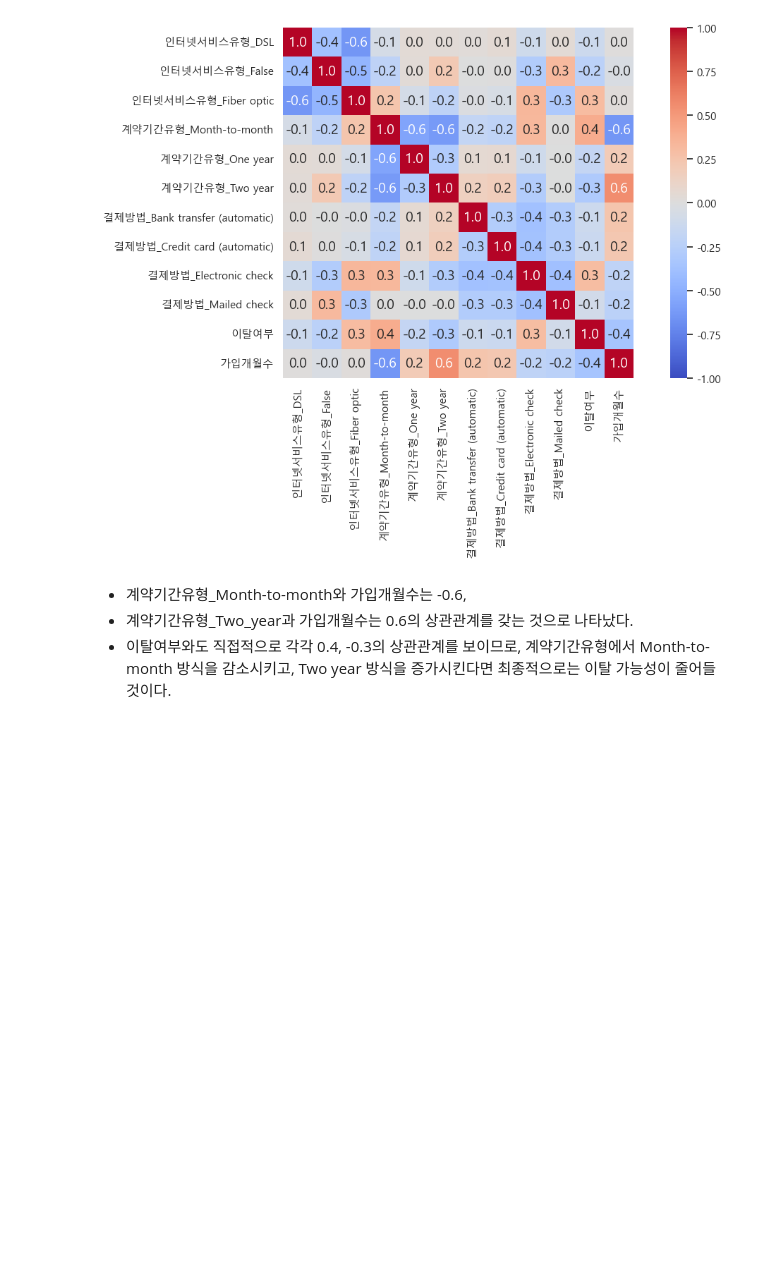
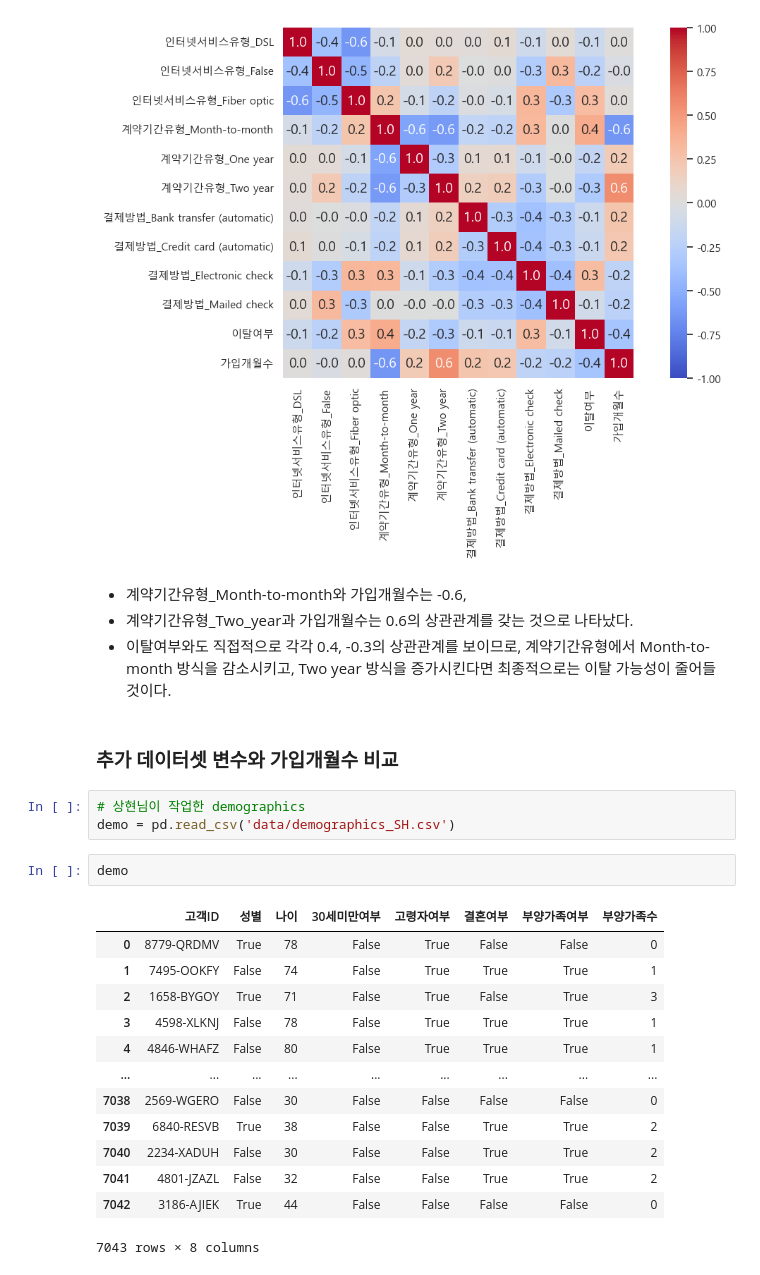
Before and after one commit to Blche/midproject_8, a Jupyter notebook: members/문세희/이탈률 감소방향_가입개월수, 계약기간.ipynb, the cells around one changed output. Saved outputs shown, nothing was run; the diff lists cells and outputs as text; blank space fills up the shorter version.

```diff
--- a/members/문세희/이탈률 감소방향_가입개월수, 계약기간.ipynb
+++ b/members/문세희/이탈률 감소방향_가입개월수, 계약기간.ipynb
@@ -92,3 +92,24 @@ plt.show()
 - 계약기간유형_Month-to-month와 가입개월수는 -0.6,
 - 계약기간유형_Two_year과 가입개월수는 0.6의 상관관계를 갖는 것으로 나타났다.
 - 이탈여부와도 직접적으로 각각 0.4, -0.3의 상관관계를 보이므로, 계약기간유형에서 Month-to-month 방식을 감소시키고, Two year 방식을 증가시킨다면 최종적으로는 이탈 가능성이 줄어들 것이다.
+# %% [markdown]
+### 추가 데이터셋 변수와 가입개월수 비교
+# %%
+# 상현님이 작업한 demographics
+demo = pd.read_csv('data/demographics_SH.csv')
+# %%
+demo
+# %% [output]
+|  | 고객ID | 성별 | 나이 | 30세미만여부 | 고령자여부 | 결혼여부 | 부양가족여부 | 부양가족수 |
+| 0 | 8779-QRDMV | True | 78 | False | True | False | False | 0 |
+| 1 | 7495-OOKFY | False | 74 | False | True | True | True | 1 |
+| 2 | 1658-BYGOY | True | 71 | False | True | False | True | 3 |
+| 3 | 4598-XLKNJ | False | 78 | False | True | True | True | 1 |
+| 4 | 4846-WHAFZ | False | 80 | False | True | True | True | 1 |
+| ... | ... | ... | ... | ... | ... | ... | ... | ... |
+| 7038 | 2569-WGERO | False | 30 | False | False | False | False | 0 |
+| 7039 | 6840-RESVB | True | 38 | False | False | True | True | 2 |
+| 7040 | 2234-XADUH | False | 30 | False | False | True | True | 2 |
+| 7041 | 4801-JZAZL | False | 32 | False | False | True | True | 2 |
+| 7042 | 3186-AJIEK | True | 44 | False | False | False | False | 0 |
+7043 rows × 8 columns
```
Also changed, not shown: parts of 7 cells of this notebook, 1 other file.
